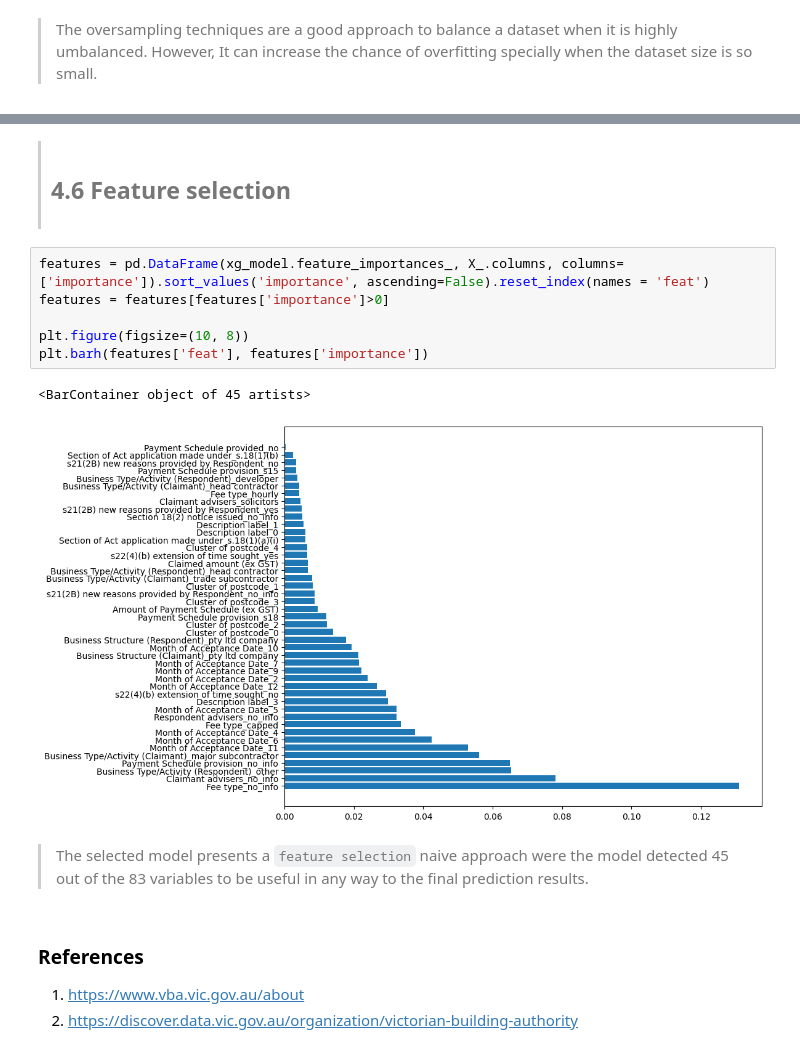
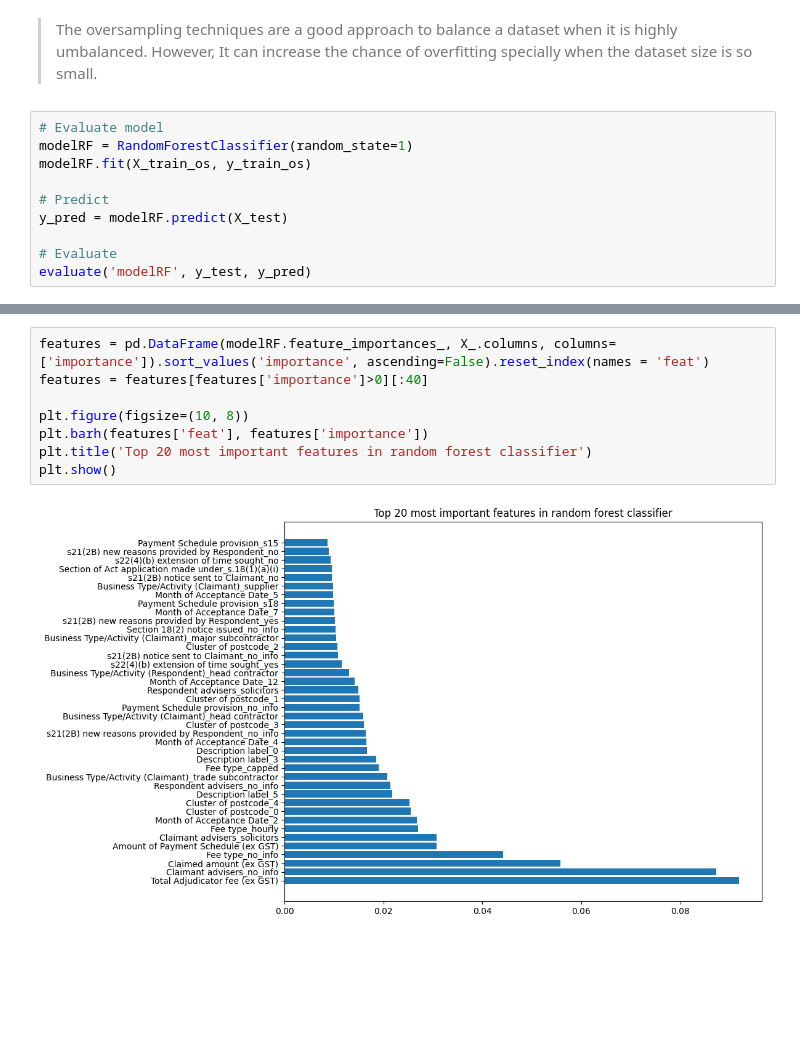
Before and after one commit to Guticar94/COMP20008_Assignment_2, a Jupyter notebook: main.ipynb, the cells around one changed output, grey strips where cells are left out. Cells and saved outputs as stored; diff of their text form; blank space fills up the shorter version.

```diff
--- a/main.ipynb
+++ b/main.ipynb
@@ -1290,2 +1429,12 @@ dict(zip(unique, counts))
 # %% [markdown]
 > The oversampling techniques are a good approach to balance a dataset when it is highly umbalanced. However, It can increase the chance of overfitting specially when the dataset size is so small.
+# %%
+# Evaluate model
+modelRF = RandomForestClassifier(random_state=1)
+modelRF.fit(X_train_os, y_train_os)
+
+# Predict
+y_pred = modelRF.predict(X_test)
+
+# Evaluate
+evaluate('modelRF', y_test, y_pred)
@@ -1589,19 +1454,10 @@ pd.concat([lr, rf, xgb, lr_boo, rf_boo, xgb_boo], axis=1)
-# %% [markdown]
-<blockquote style="padding: 10px;">
-<h2>4.6 Feature selection
 # %%
-features = pd.DataFrame(xg_model.feature_importances_, X_.columns, columns=['importance']).sort_values('importance', ascending=False).reset_index(names = 'feat')
-features = features[features['importance']>0]
+features = pd.DataFrame(modelRF.feature_importances_, X_.columns, columns=['importance']).sort_values('importance', ascending=False).reset_index(names = 'feat')
+features = features[features['importance']>0][:40]
 
 plt.figure(figsize=(10, 8))
 plt.barh(features['feat'], features['importance'])
+plt.title('Top 20 most important features in random forest classifier')
+plt.show()
 # %% [output]
-<BarContainer object of 45 artists>
-[figure, old version]
+[figure, new version]
-# %% [markdown]
-> The selected model presents a `feature selection` naive approach were the model detected 45 out of the 83 variables to be useful in any way to the final prediction results.
-# %% [markdown]
-### References
-
-1. https://www.vba.vic.gov.au/about
-2. https://discover.data.vic.gov.au/organization/victorian-building-authority
```
Also changed, not shown: parts of 52 cells of this notebook.
